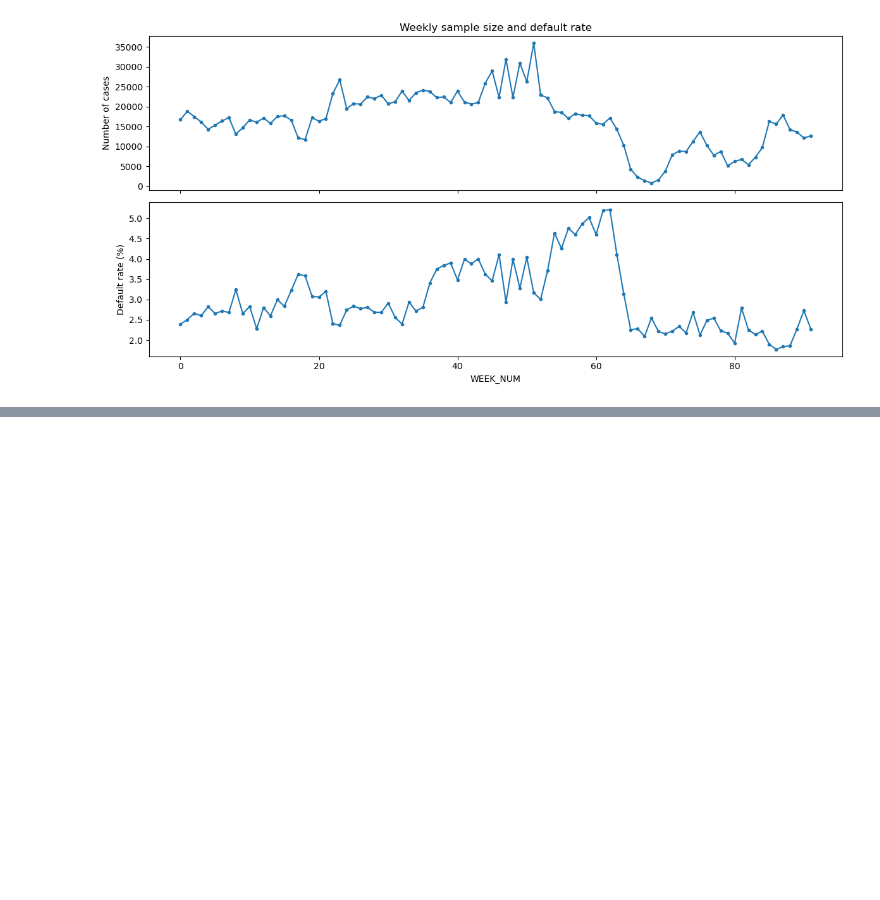
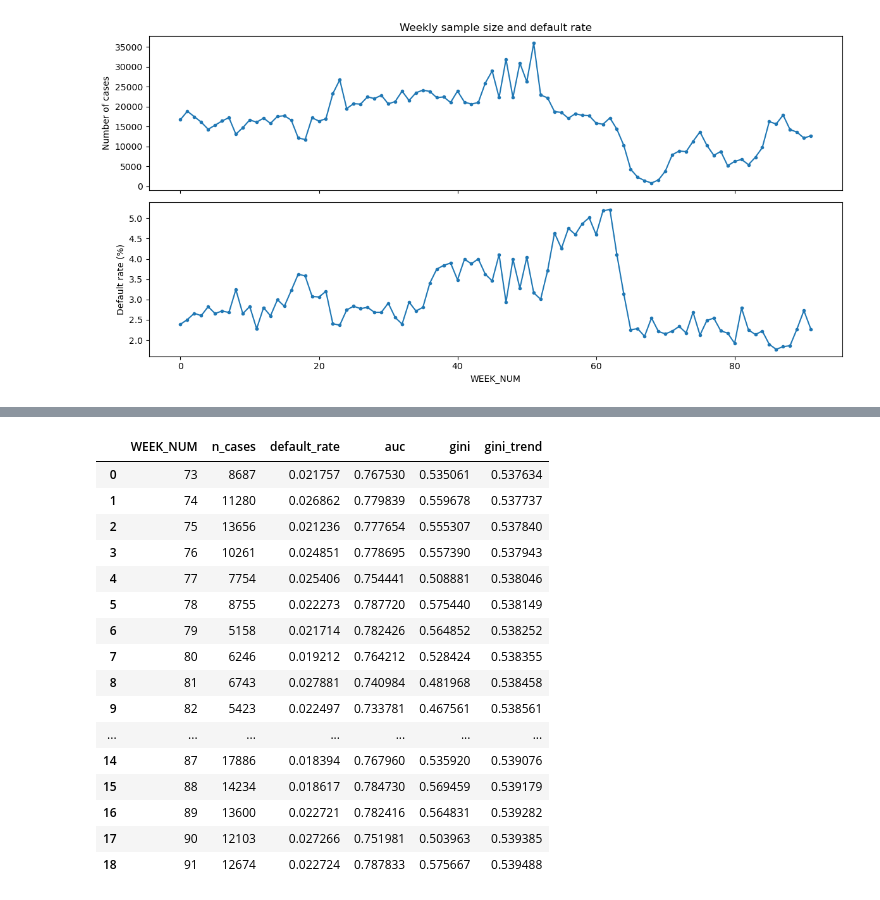
Before and after one commit to tpdnp123/Regional-Politics-and-Market-Evolution, a Jupyter notebook: HCRMS.ipynb, the cells around one changed output, grey strips where cells are left out. Saved outputs shown, nothing was run; the diff lists cells and outputs as text; code cells hidden in the pictures; blank space fills up the shorter version.

```diff
--- a/HCRMS.ipynb
+++ b/HCRMS.ipynb
@@ -118,0 +589,65 @@ plt.show()
+# %%
+# 19. 计算逐周 Gini 和稳定性分数
+
+import numpy as np
+import pandas as pd
+
+valid_score = (
+    valid_data
+    .select(["WEEK_NUM", "target"])
+    .to_pandas()
+)
+
+valid_score["score"] = valid_pred_b0
+
+weekly_results = []
+
+for week, week_data in valid_score.groupby("WEEK_NUM", sort=True):
+
+    # 如果某一周只有一种标签，就无法计算 AUC
+    if week_data["target"].nunique() < 2:
+        continue
+
+    week_auc = roc_auc_score(
+        week_data["target"],
+        week_data["score"],
+    )
+
+    week_gini = 2 * week_auc - 1
+
+    weekly_results.append(
+        {
+            "WEEK_NUM": week,
+            "n_cases": len(week_data),
+            "default_rate": week_data["target"].mean(),
+            "auc": week_auc,
+            "gini": week_gini,
+        }
+    )
+
+weekly_gini = pd.DataFrame(weekly_results)
+
+# 按比赛公式拟合每周 Gini 的时间趋势
+x = np.arange(len(weekly_gini), dtype=float)
+y = weekly_gini["gini"].to_numpy()
+
+slope, intercept = np.polyfit(x, y, 1)
+gini_trend = slope * x + intercept
+residual_std = np.std(y - gini_trend)
+mean_gini = np.mean(y)
+
+stability_score_b0 = (
+    mean_gini
+    + 88.0 * min(0, slope)
+    - 0.5 * residual_std
+)
+
+weekly_gini["gini_trend"] = gini_trend
+
+print(f"Mean weekly Gini: {mean_gini:.6f}")
+print(f"Gini slope:       {slope:.6f}")
+print(f"Residual std:     {residual_std:.6f}")
+print(f"Stability score:  {stability_score_b0:.6f}")
+
+weekly_gini
+# %% [output]
@@ -118,0 +658,17 @@ plt.show()
+|  | WEEK_NUM | n_cases | default_rate | auc | gini | gini_trend |
+| 0 | 73 | 8687 | 0.021757 | 0.767530 | 0.535061 | 0.537634 |
+| 1 | 74 | 11280 | 0.026862 | 0.779839 | 0.559678 | 0.537737 |
+| 2 | 75 | 13656 | 0.021236 | 0.777654 | 0.555307 | 0.537840 |
+| 3 | 76 | 10261 | 0.024851 | 0.778695 | 0.557390 | 0.537943 |
+| 4 | 77 | 7754 | 0.025406 | 0.754441 | 0.508881 | 0.538046 |
+| 5 | 78 | 8755 | 0.022273 | 0.787720 | 0.575440 | 0.538149 |
+| 6 | 79 | 5158 | 0.021714 | 0.782426 | 0.564852 | 0.538252 |
+| 7 | 80 | 6246 | 0.019212 | 0.764212 | 0.528424 | 0.538355 |
+| 8 | 81 | 6743 | 0.027881 | 0.740984 | 0.481968 | 0.538458 |
+| 9 | 82 | 5423 | 0.022497 | 0.733781 | 0.467561 | 0.538561 |
+| ... | ... | ... | ... | ... | ... | ... |
+| 14 | 87 | 17886 | 0.018394 | 0.767960 | 0.535920 | 0.539076 |
+| 15 | 88 | 14234 | 0.018617 | 0.784730 | 0.569459 | 0.539179 |
+| 16 | 89 | 13600 | 0.022721 | 0.782416 | 0.564831 | 0.539282 |
+| 17 | 90 | 12103 | 0.027266 | 0.751981 | 0.503963 | 0.539385 |
+| 18 | 91 | 12674 | 0.022724 | 0.787833 | 0.575667 | 0.539488 |
```
Also changed, not shown: parts of 25 cells of this notebook, 2 other files.
